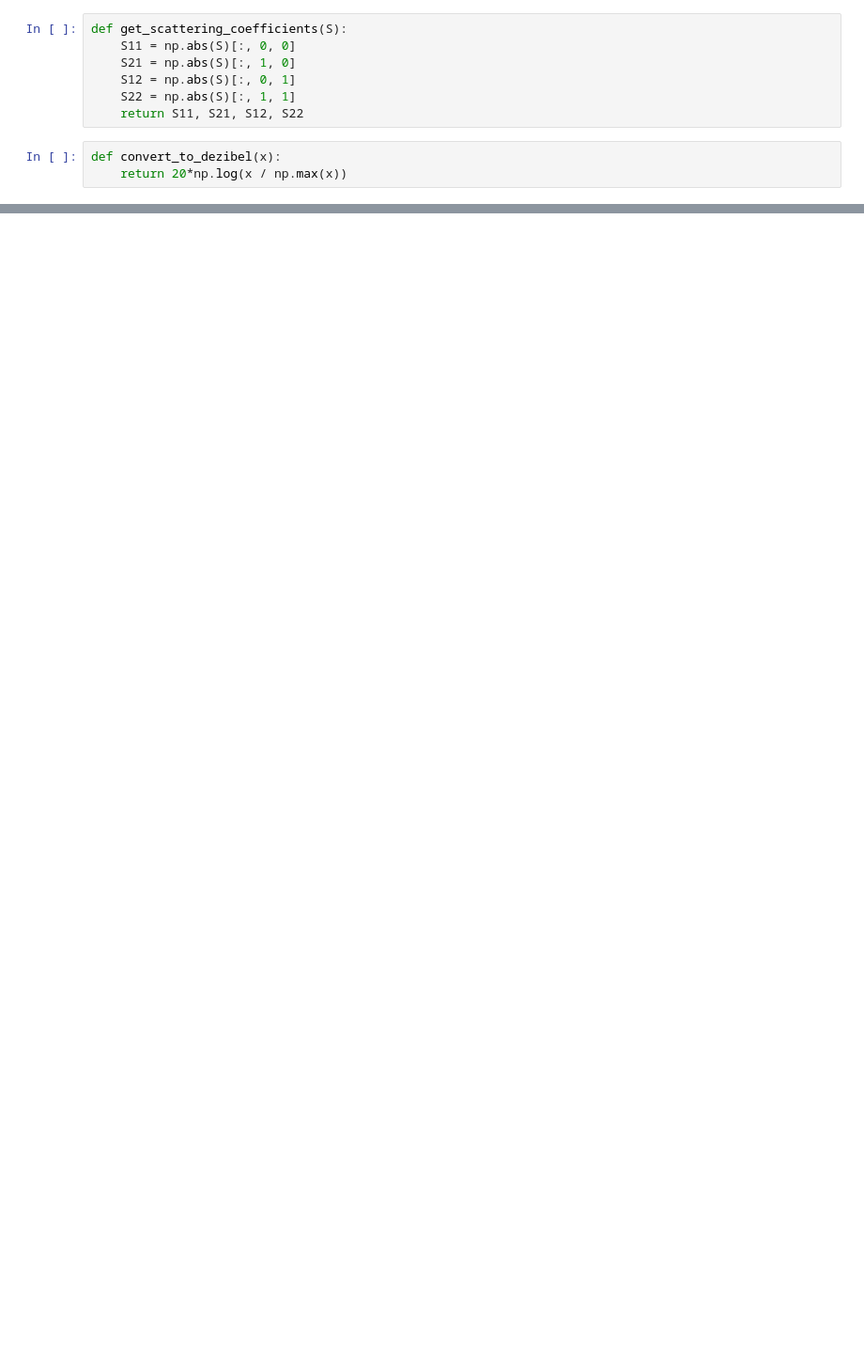
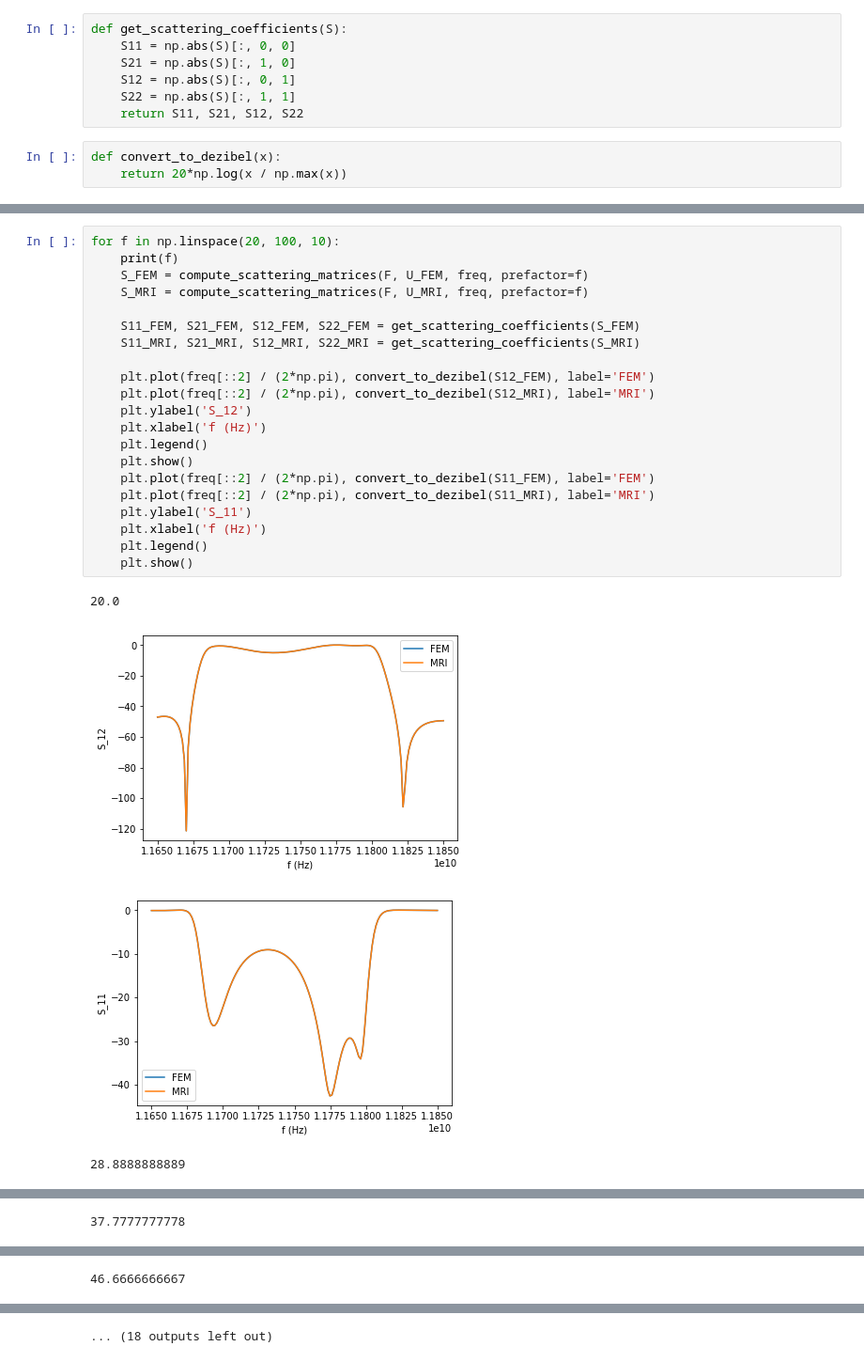
Before and after one commit to FMatti/Maxwell-MRI, a Jupyter notebook: examples/circular_waveguide_filter/circular_waveguide_filter.ipynb, the cells around one changed output, grey strips where cells are left out. Shown at 94% size. Saved outputs shown, nothing was run; the diff lists cells and outputs as text; blank space fills up the shorter version.

```diff
--- a/examples/circular_waveguide_filter/circular_waveguide_filter.ipynb
+++ b/examples/circular_waveguide_filter/circular_waveguide_filter.ipynb
@@ -132,0 +144,26 @@ S11_MRI, S21_MRI, S12_MRI, S22_MRI = get_scattering_coefficients(S_MRI)
+# %%
+for f in np.linspace(20, 100, 10):
+    print(f)
+    S_FEM = compute_scattering_matrices(F, U_FEM, freq, prefactor=f)
+    S_MRI = compute_scattering_matrices(F, U_MRI, freq, prefactor=f)
+
+    S11_FEM, S21_FEM, S12_FEM, S22_FEM = get_scattering_coefficients(S_FEM)
+    S11_MRI, S21_MRI, S12_MRI, S22_MRI = get_scattering_coefficients(S_MRI)
+
+    plt.plot(freq[::2] / (2*np.pi), convert_to_dezibel(S12_FEM), label='FEM')
+    plt.plot(freq[::2] / (2*np.pi), convert_to_dezibel(S12_MRI), label='MRI')
+    plt.ylabel('S_12')
+    plt.xlabel('f (Hz)')
+    plt.legend()
+    plt.show()
+    plt.plot(freq[::2] / (2*np.pi), convert_to_dezibel(S11_FEM), label='FEM')
+    plt.plot(freq[::2] / (2*np.pi), convert_to_dezibel(S11_MRI), label='MRI')
+    plt.ylabel('S_11')
+    plt.xlabel('f (Hz)')
+    plt.legend()
+    plt.show()
+# %% [output]
+20.0
+[figure, added]
+[figure, added]
+28.8888888889
@@ -132,0 +172 @@ S11_MRI, S21_MRI, S12_MRI, S22_MRI = get_scattering_coefficients(S_MRI)
+37.7777777778
@@ -132,0 +175 @@ S11_MRI, S21_MRI, S12_MRI, S22_MRI = get_scattering_coefficients(S_MRI)
+46.6666666667
@@ -133,3 +178,4 @@ S11_MRI, S21_MRI, S12_MRI, S22_MRI = get_scattering_coefficients(S_MRI)
+... (18 outputs left out)
 # %%
 plt.plot(freq[::2] / (2*np.pi), convert_to_dezibel(S12_FEM), label='FEM')
 plt.plot(freq[::2] / (2*np.pi), convert_to_dezibel(S12_MRI), label='MRI')
```
Also changed, not shown: parts of 15 cells of this notebook.
